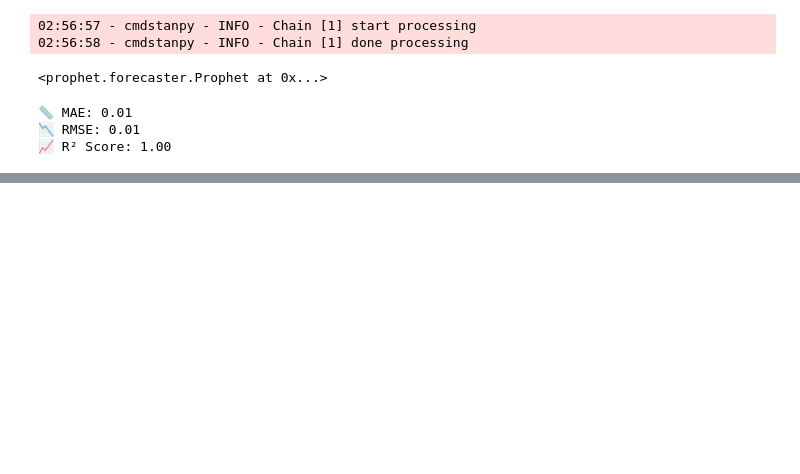
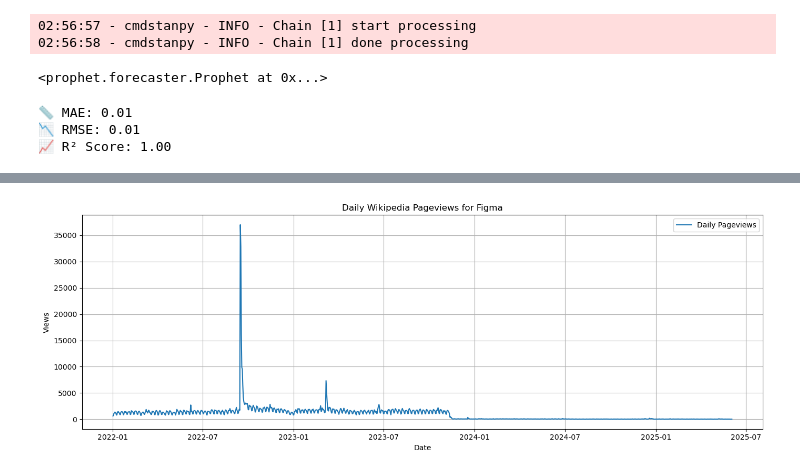
Before and after one commit to samira-yousefzadeh/figma-pageviews-forecast, a Jupyter notebook: figma_pageviews_forecast.ipynb, the cells around one changed output, grey strips where cells are left out. Cells and saved outputs as stored; diff of their text form; code cells hidden in the pictures; blank space fills up the shorter version.

```diff
--- a/figma_pageviews_forecast.ipynb
+++ b/figma_pageviews_forecast.ipynb
@@ -795,0 +953,13 @@ print(f"📈 R² Score: {r2:.2f}")
+# %%
+# Time-series plot
+plt.figure(figsize=(14, 5))
+plt.plot(df_daily.index, df_daily['views'], label='Daily Pageviews')
+plt.title('Daily Wikipedia Pageviews for Figma')
+plt.xlabel('Date')
+plt.ylabel('Views')
+plt.legend()
+plt.tight_layout()
+plt.grid(True)
+plt.show()
+# %% [output]
+[figure, added]
```
Also changed, not shown: parts of 24 cells of this notebook, 1 other file.
